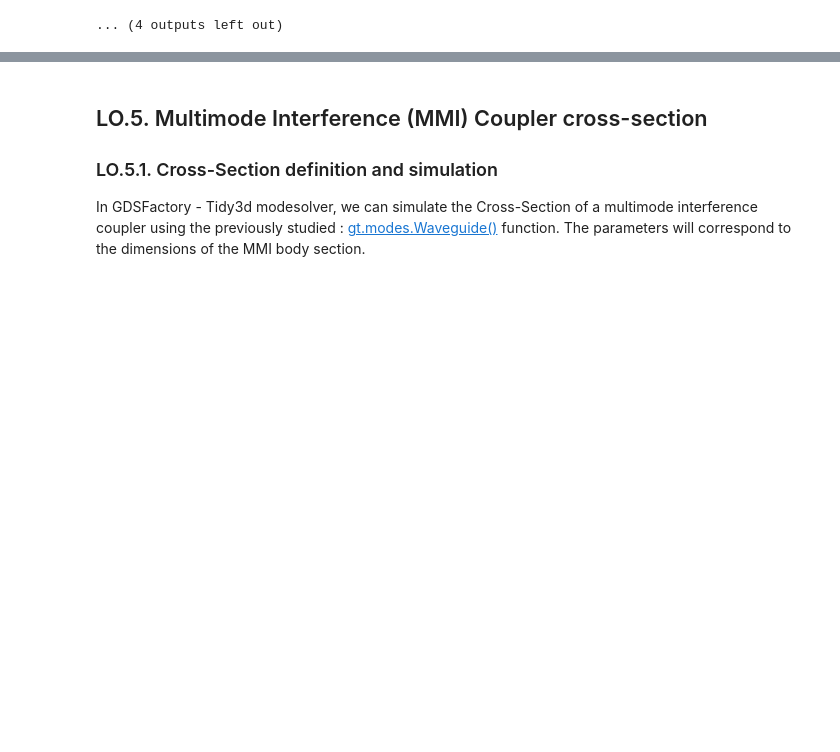
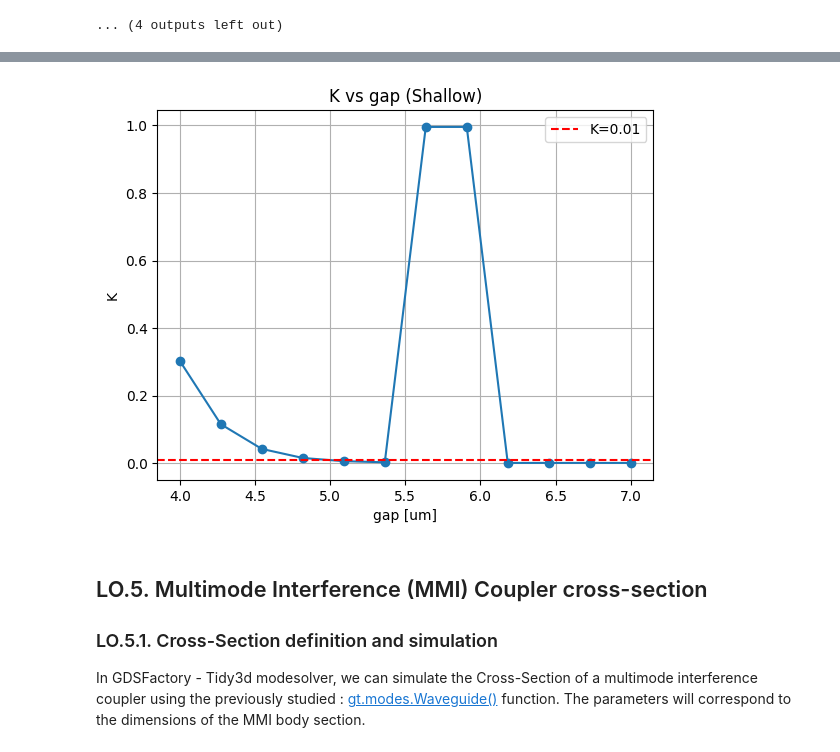
Before and after one commit to miiraandaa/cifoin-lab2, a Jupyter notebook: COUPLERS_Student.ipynb, the cells around one changed output, grey strips where cells are left out. Saved outputs shown, nothing was run; the diff lists cells and outputs as text; code cells hidden in the pictures; blank space fills up the shorter version.

```diff
--- a/COUPLERS_Student.ipynb
+++ b/COUPLERS_Student.ipynb
@@ -481,3 +481,51 @@ plt.show()
 2026-04-28 20:42:32.195 | INFO     | gplugins.tidy3d.modes:_data:306 - store data into .cache/WaveguideCoupler_ab342ac26f2cf5d1.npz.
 2026-04-28 20:43:18.732 | INFO     | gplugins.tidy3d.modes:_data:306 - store data into .cache/WaveguideCoupler_637c9c82de2f2d68.npz.
 ... (4 outputs left out)
+# %%
+#SHALLOW
+
+lambda_c = 1.55
+L = 10000  # µm
+
+gaps = np.linspace(4, 7, 12)
+
+L_pi_list = []
+K_list = []
+
+for g in gaps:
+    dcoupler_cs = gt.modes.WaveguideCoupler(
+        core_width=(1, 1),
+        slab_thickness=150 * nm,
+        core_thickness=300 * nm,
+        gap=float(g),
+        core_material='sin',
+        clad_material='sio2',
+        wavelength=lambda_c,
+        num_modes=4,
+        cache_path='.cache/',
+        precision='double',
+        max_grid_scaling=1.5,
+        grid_resolution=20
+    )
+
+    L_pi = dcoupler_cs.coupling_length()[0]
+    K = np.sin(0.5 * np.pi * (L / L_pi))**2
+
+    L_pi_list.append(L_pi)
+    K_list.append(K)
+
+# arrays
+L_pi_array = np.array(L_pi_list)
+K_array = np.array(K_list)
+
+# plot
+plt.figure()
+plt.plot(gaps, K_array, 'o-')
+plt.axhline(0.01, color='r', linestyle='--', label='K=0.01')
+plt.xlabel("gap [um]")
+plt.ylabel("K")
+plt.title("K vs gap (Shallow)")
+plt.grid()
+plt.legend()
+plt.show()
+# %% [output]
@@ -484,3 +544,4 @@ plt.show()
+[figure, added]
 # %% [markdown]
 ## LO.5. Multimode Interference (MMI) Coupler cross-section
 
```
Also changed, not shown: parts of 11 cells of this notebook, 3 other files.
